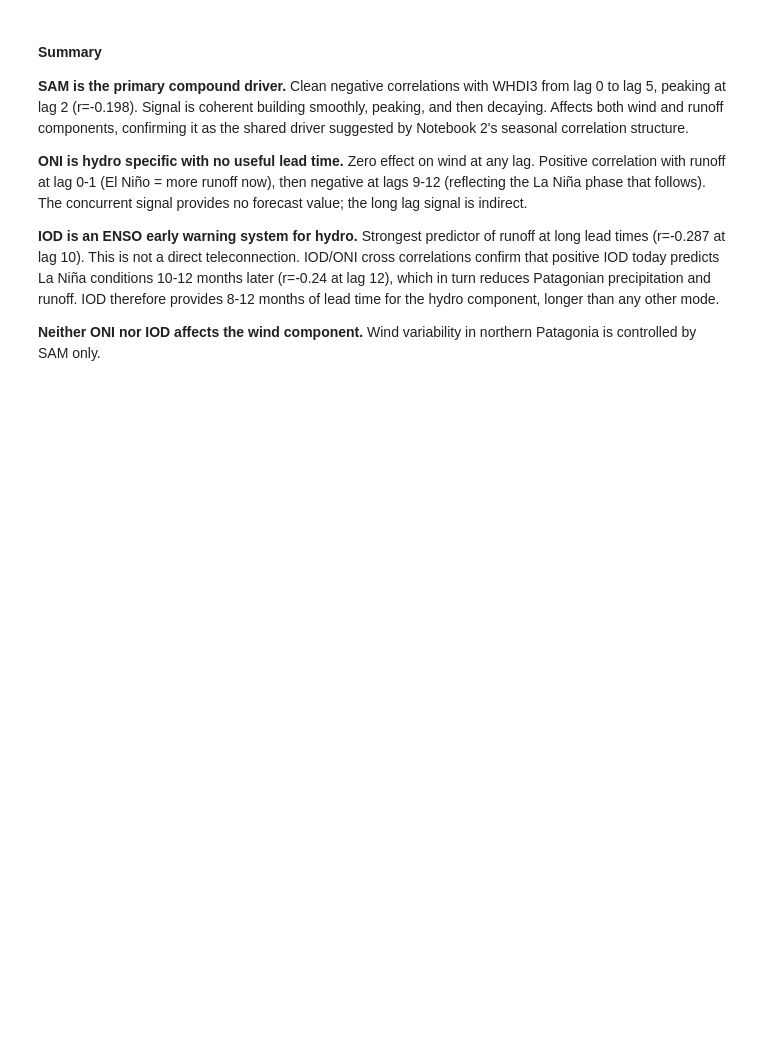
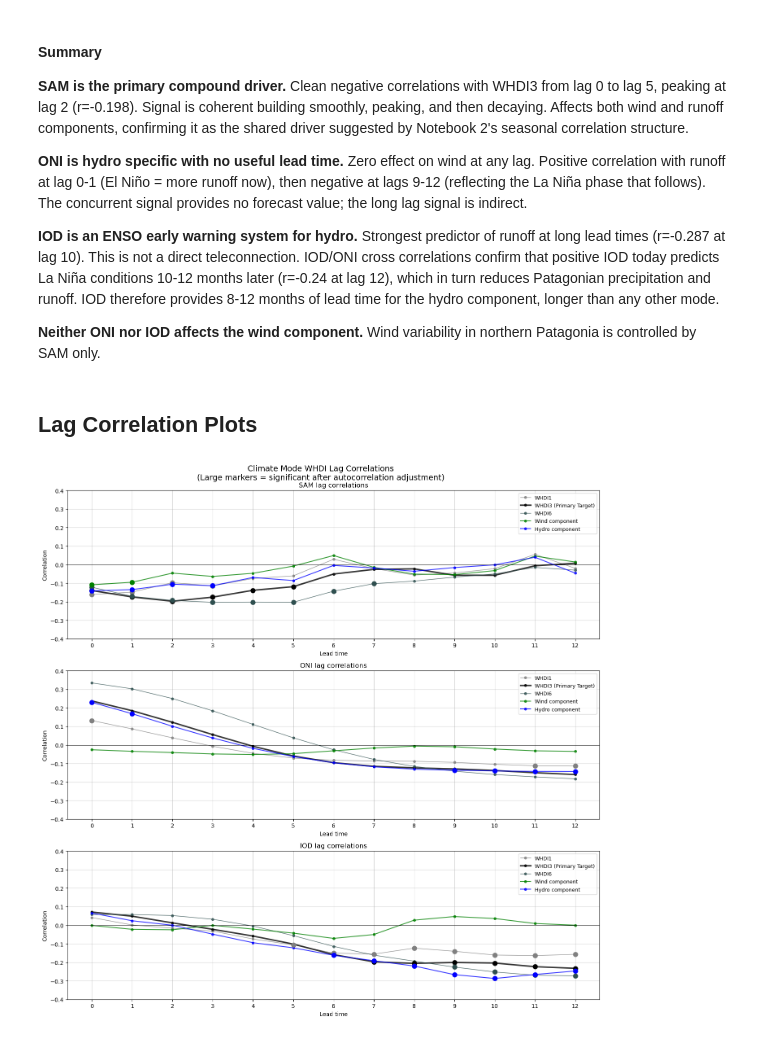
Before and after one commit to sgosmyt2/patagonia-energy-drought, a Jupyter notebook: notebooks/teleconnection_analysis.ipynb, the cells around one changed output. Saved outputs shown, nothing was run; the diff lists cells and outputs as text; code cells hidden in the pictures; blank space fills up the shorter version.

Commit message:
Plotted the climate modes correlations towards whdi and components

```diff
--- a/notebooks/teleconnection_analysis.ipynb
+++ b/notebooks/teleconnection_analysis.ipynb
@@ -266,3 +266,66 @@ for lag in range(0, 13):
 **IOD is an ENSO early warning system for hydro.** Strongest predictor of runoff at long lead times (r=-0.287 at lag 10). This is not a direct teleconnection. IOD/ONI cross correlations confirm that positive IOD today predicts La Niña conditions 10-12 months later (r=-0.24 at lag 12), which in turn reduces Patagonian precipitation and runoff. IOD therefore provides 8-12 months of lead time for the hydro component, longer than any other mode.
 
 **Neither ONI nor IOD affects the wind component.** Wind variability in northern Patagonia is controlled by SAM only.
+# %% [markdown]
+## Lag Correlation Plots
+# %%
+fig, axes = plt.subplots(3, 1, figsize=(14, 14))
+
+target_colors = {
+    "whdi_1": ("grey", 1.0, "WHDI1"),
+    "whdi_3": ("black", 2.5, "WHDI3 (Primary Target)"),
+    "whdi_6": ("darkslategrey", 1.0, "WHDI6"),
+    "wind_std": ("green", 1.5, "Wind component"),
+    "runoff_std": ("blue", 1.5, "Hydro component"),
+}
+
+for ax, mode in zip(axes, climate_modes):
+    for target, (color, linewidth, label) in target_colors.items():
+        subset = df_lags[
+            (df_lags["climate_mode"] == mode) & (df_lags["target"] == target)
+        ]
+        correlations = subset["correlation"].values
+        significant = subset["significant_adj"].values
+        lags = subset["lag_months"].values
+
+        ax.plot(
+            lags,
+            correlations,
+            "o-",
+            color=color,
+            linewidth=linewidth,
+            markersize=4,
+            label=label,
+            alpha=0.8,
+        )
+
+        # Mark significant points with a marker
+        sig_mask = significant
+        if sig_mask.any():
+            ax.plot(
+                lags[sig_mask],
+                correlations[sig_mask],
+                "o",
+                color=color,
+                markersize=8,
+                zorder=5,
+            )
+
+        ax.axhline(y=0, color="black", linewidth=0.5)
+        ax.set_title(f"{mode.upper()} lag correlations", fontsize=12)
+        ax.set_ylabel("Correlation")
+        ax.set_xlabel("Lead time")
+        ax.set_xticks(range(0, max_lag + 1))
+        ax.legend(loc="best", fontsize=9)
+        ax.grid(True, alpha=0.5)
+        ax.set_ylim(-0.4, 0.4)
+
+plt.suptitle(
+    "Climate Mode WHDI Lag Correlations\n(Large markers = significant after autocorrelation adjustment)",
+    fontsize=14,
+)
+plt.tight_layout()
+plt.savefig("../results/figures/lag_correlations.png", dpi=200, bbox_inches="tight")
+plt.show()
+# %% [output]
+[figure, added]
```
Also changed, not shown: 1 other file.
